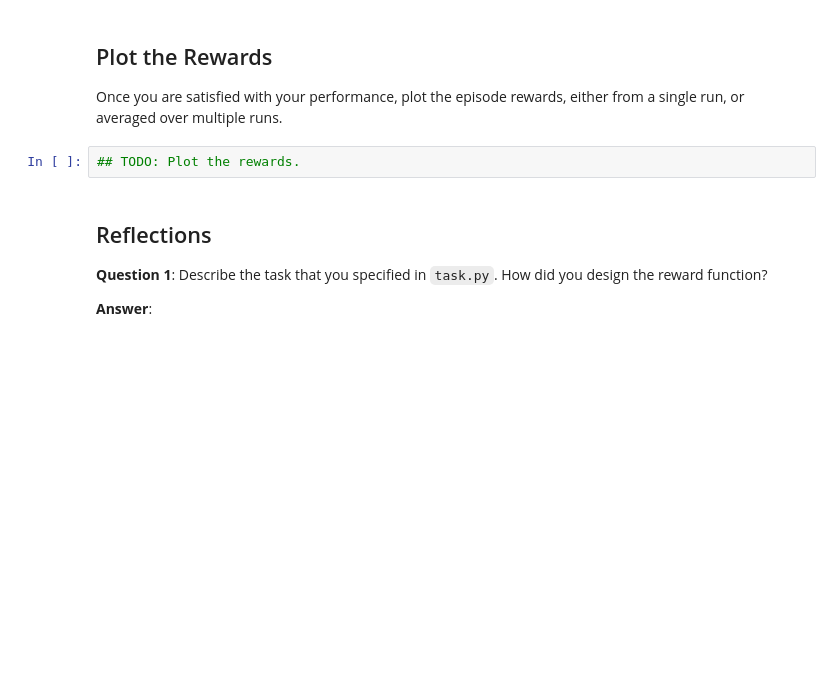
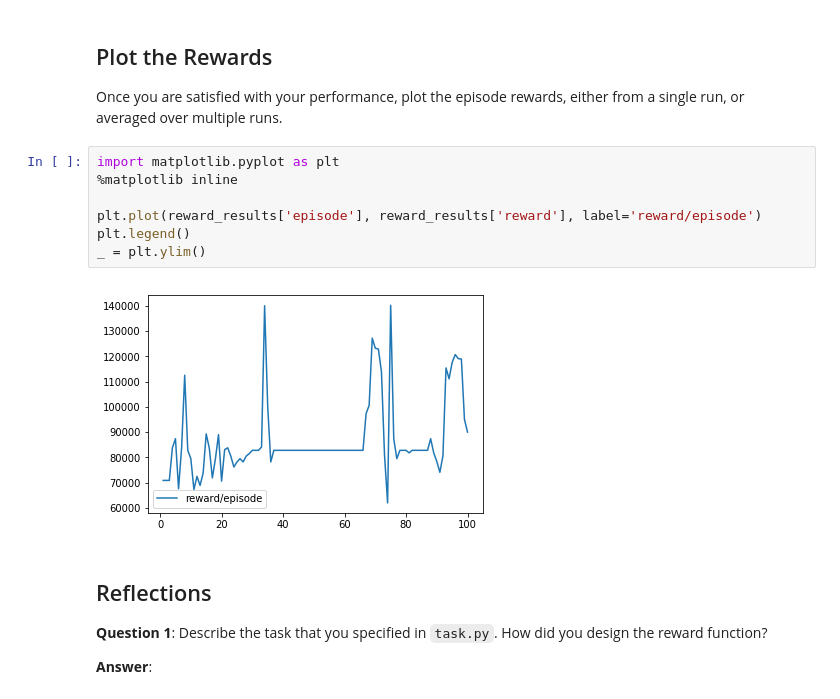
Before and after one commit to masini/RL-Quadcopter-2, a Jupyter notebook: Quadcopter_Project.ipynb, the cells around one changed output. Drawn from its saved outputs; the diff is of its cells as text; blank space fills up the shorter version.

```diff
--- a/Quadcopter_Project.ipynb
+++ b/Quadcopter_Project.ipynb
@@ -254,8 +285,15 @@ Episode =  565, score = -5520.661 (best =  37.400, worst = -5785.054)
 ## Plot the Rewards
 
 Once you are satisfied with your performance, plot the episode rewards, either from a single run, or averaged over multiple runs.
-# %%
-## TODO: Plot the rewards.
+# %%
+import matplotlib.pyplot as plt
+%matplotlib inline
+
+plt.plot(reward_results['episode'], reward_results['reward'], label='reward/episode')
+plt.legend()
+_ = plt.ylim()
+# %% [output]
+[figure, added]
 # %% [markdown]
 ## Reflections
 
```
Also changed, not shown: parts of 2 cells of this notebook, 3 other files.
